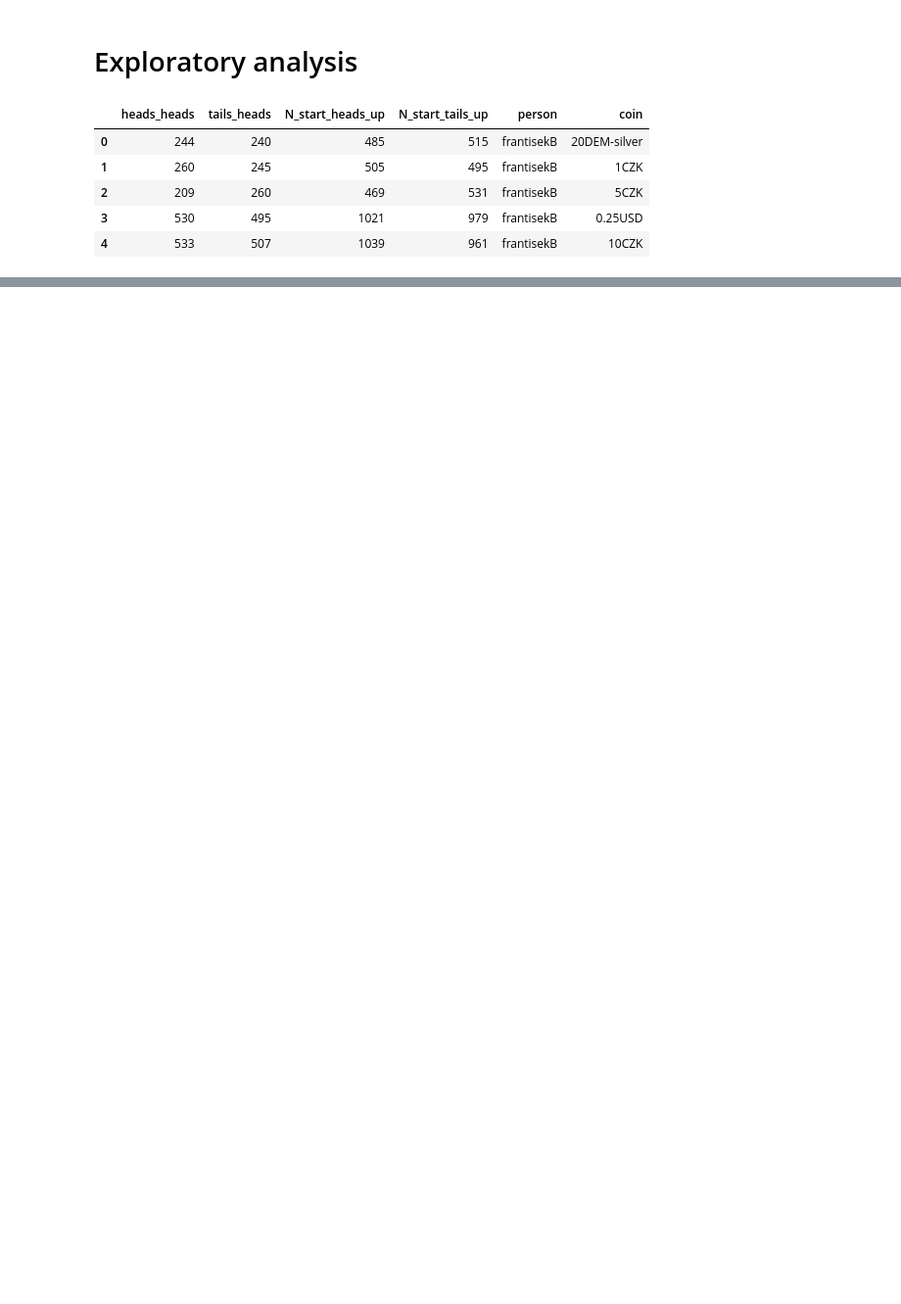
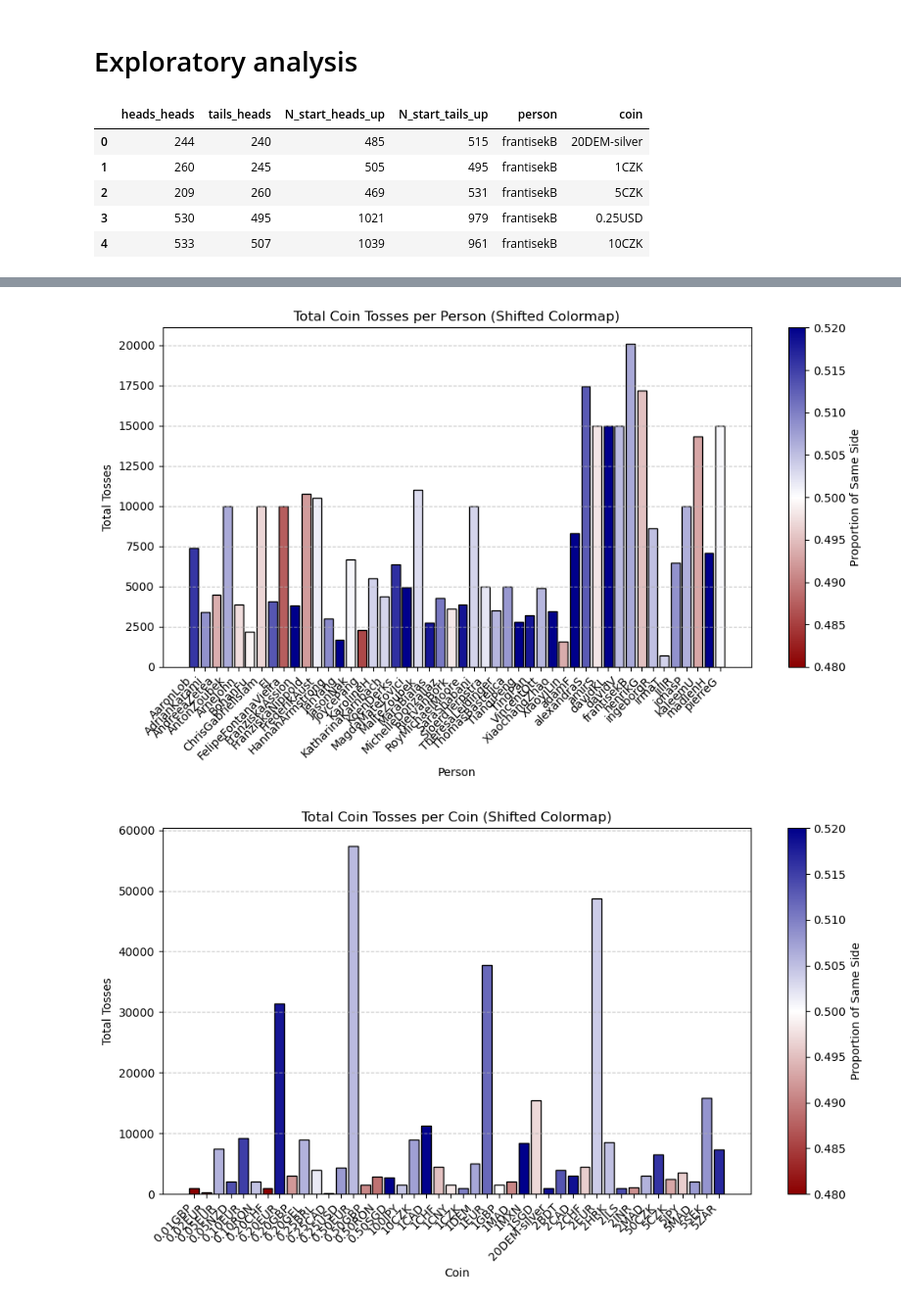
Before and after one commit to julsofpet/cointoss, a Jupyter notebook: explore.ipynb, the cells around one changed output, grey strips where cells are left out. Shown at 98% size. Cells and saved outputs as stored; diff of their text form; code cells hidden in the pictures; blank space fills up the shorter version.

```diff
--- a/explore.ipynb
+++ b/explore.ipynb
@@ -178,0 +341,53 @@ plt.show()
+# %%
+# Those above/below the threshold have been given the strongest color on the map even if they are a lot stronger
+
+# Create histograms for the number of tosses per person and per coin
+# Group by person and coin to calculate total tosses and mean proportion_same_side
+tosses_per_person = data.groupby('person').agg(
+    total_tosses=('total_tosses', 'sum'),
+    mean_proportion_same_side=('proportion_same_side', 'mean')
+)
+tosses_per_coin = data.groupby('coin').agg(
+    total_tosses=('total_tosses', 'sum'),
+    mean_proportion_same_side=('proportion_same_side', 'mean')
+)
+
+# Create a custom diverging colormap with white at 0.5
+colors = [(0, "darkred"), (0.5, "white"), (1, "darkblue")]
+custom_cmap = mcolors.LinearSegmentedColormap.from_list("CustomMap", colors)
+
+# Normalize the proportions around 0.5
+diverging_norm = mcolors.TwoSlopeNorm(vmin=0.48, vcenter=0.5, vmax=0.52)  # Adjust vmin and vmax if needed
+
+# Plot histogram for total tosses per person
+fig, ax = plt.subplots(figsize=(10, 6))
+colors_person = custom_cmap(diverging_norm(tosses_per_person['mean_proportion_same_side']))
+bars = ax.bar(tosses_per_person.index, tosses_per_person['total_tosses'], color=colors_person, edgecolor='black')
+ax.set_title('Total Coin Tosses per Person (Shifted Colormap)')
+ax.set_xlabel('Person')
+ax.set_ylabel('Total Tosses')
+plt.xticks(rotation=45, ha='right')
+ax.grid(axis='y', linestyle='--', alpha=0.7)
+sm = plt.cm.ScalarMappable(cmap=custom_cmap, norm=diverging_norm)
+sm.set_array([])
+fig.colorbar(sm, ax=ax, label='Proportion of Same Side')
+plt.tight_layout()
+plt.show()
+
+# Plot histogram for total tosses per coin
+fig, ax = plt.subplots(figsize=(10, 6))
+colors_coin = custom_cmap(diverging_norm(tosses_per_coin['mean_proportion_same_side']))
+bars = ax.bar(tosses_per_coin.index, tosses_per_coin['total_tosses'], color=colors_coin, edgecolor='black')
+ax.set_title('Total Coin Tosses per Coin (Shifted Colormap)')
+ax.set_xlabel('Coin')
+ax.set_ylabel('Total Tosses')
+plt.xticks(rotation=45, ha='right')
+ax.grid(axis='y', linestyle='--', alpha=0.7)
+sm = plt.cm.ScalarMappable(cmap=custom_cmap, norm=diverging_norm)
+sm.set_array([])
+fig.colorbar(sm, ax=ax, label='Proportion of Same Side')
+plt.tight_layout()
+plt.show()
+# %% [output]
+[figure, added]
+[figure, added]
```
Also changed, not shown: parts of 8 cells of this notebook.
